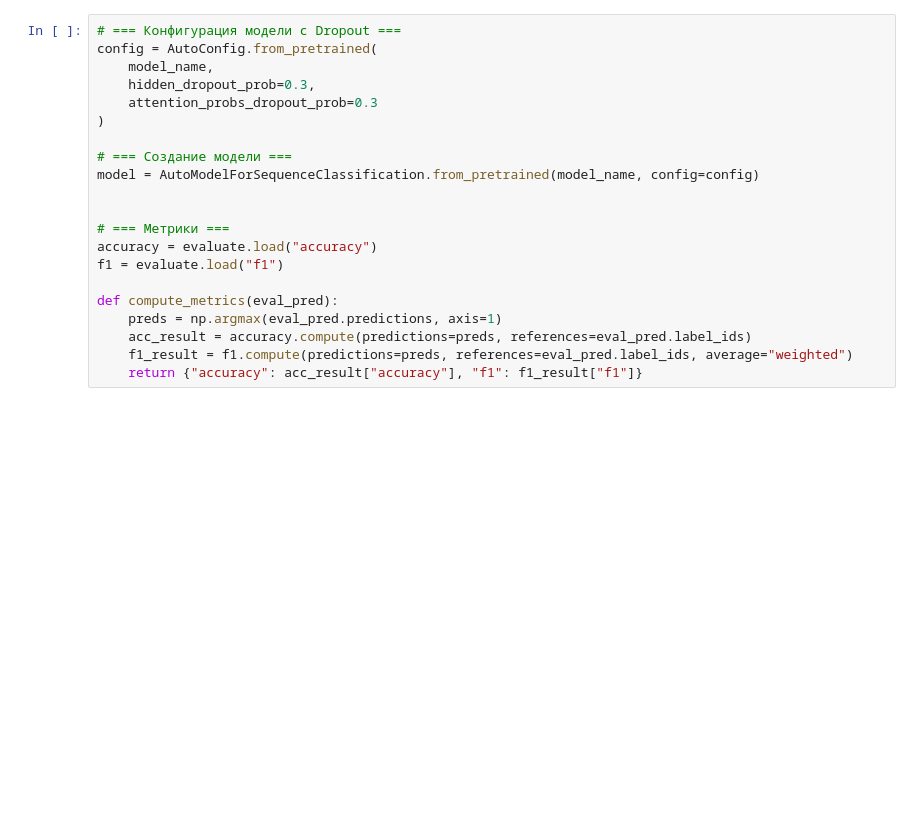
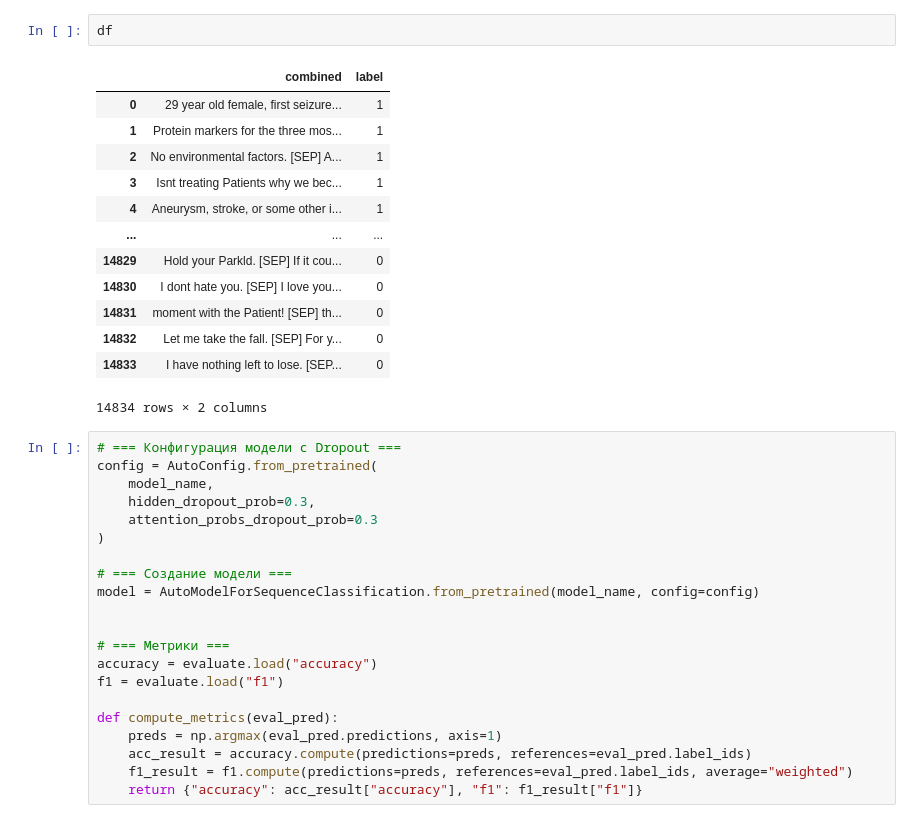
Before and after one commit to nikatonika/chat_bot_dr.house, a Jupyter notebook: models/cross_encoder_training.ipynb, the cells around one changed output. Cells and saved outputs as stored; diff of their text form; blank space fills up the shorter version.

```diff
--- a/models/cross_encoder_training.ipynb
+++ b/models/cross_encoder_training.ipynb
@@ -47,3 +60,19 @@ tokenizer = AutoTokenizer.from_pretrained(model_name)
+# %%
+df
+# %% [output]
+|  | combined | label |
+| 0 | 29 year old female, first seizure... | 1 |
+| 1 | Protein markers for the three mos... | 1 |
+| 2 | No environmental factors. [SEP] A... | 1 |
+| 3 | Isnt treating Patients why we bec... | 1 |
+| 4 | Aneurysm, stroke, or some other i... | 1 |
+| ... | ... | ... |
+| 14829 | Hold your Parkld. [SEP] If it cou... | 0 |
+| 14830 | I dont hate you. [SEP] I love you... | 0 |
+| 14831 | moment with the Patient! [SEP] th... | 0 |
+| 14832 | Let me take the fall. [SEP] For y... | 0 |
+| 14833 | I have nothing left to lose. [SEP... | 0 |
+14834 rows × 2 columns
 # %%
 # === Конфигурация модели с Dropout ===
 config = AutoConfig.from_pretrained(
```
Also changed, not shown: parts of 10 cells of this notebook, 38 other files.
